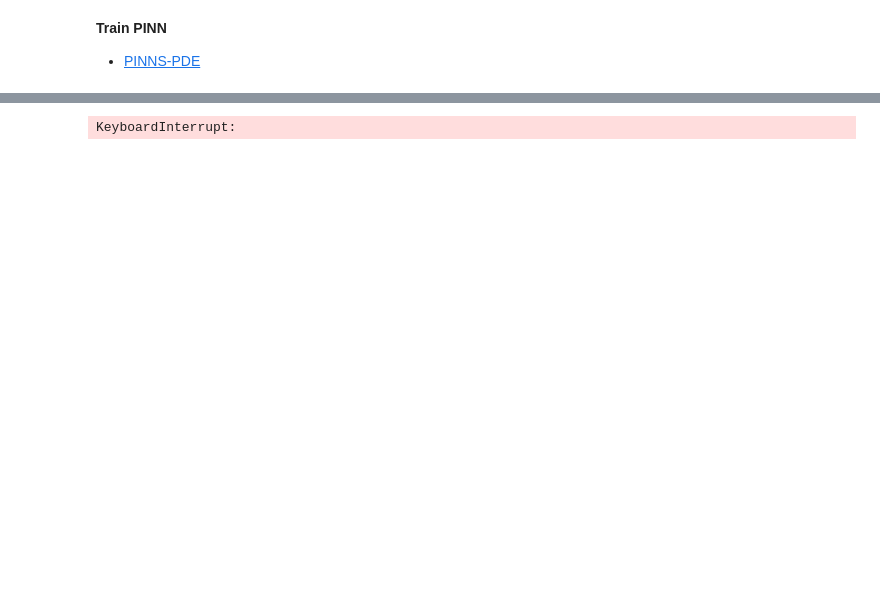
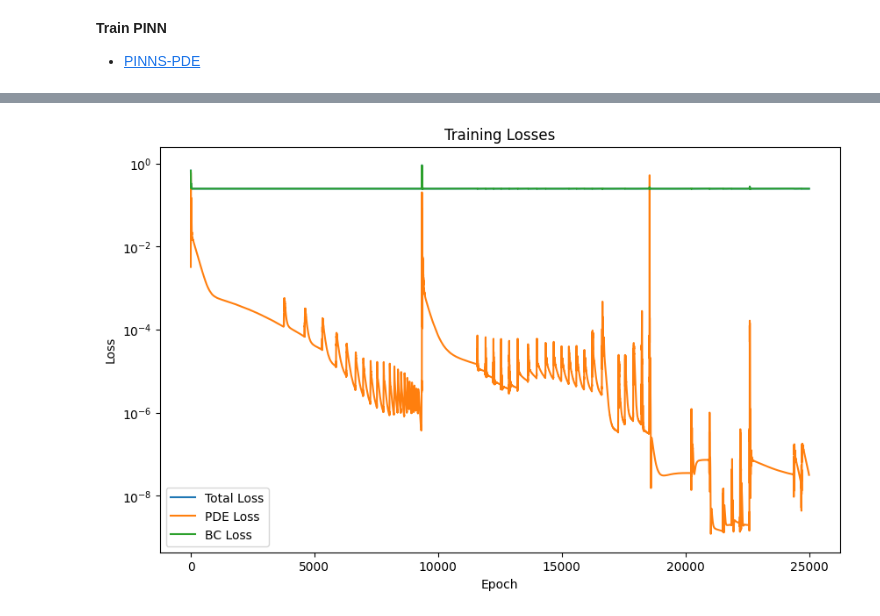
Before and after one commit to EITLabworks/PINNs-EIT, a Jupyter notebook: 2d_electrode_cube.ipynb, the cells around one changed output, grey strips where cells are left out. Cells and saved outputs as stored; diff of their text form; code cells hidden in the pictures; blank space fills up the shorter version.

```diff
--- a/2d_electrode_cube.ipynb
+++ b/2d_electrode_cube.ipynb
@@ -127,8 +139,9 @@ def train_step():
     optimizer.apply_gradients(zip(gradients, model.trainable_variables))
     return total_loss, pde_loss, bc_loss
 
+
 # Training loop
-epochs = 1000000
+epochs = 25_000
 loss_history = []
 pde_loss_history = []
 bc_loss_history = []
@@ -139,18 +152,20 @@ for epoch in range(epochs):
     pde_loss_history.append(pde_loss.numpy())
     bc_loss_history.append(bc_loss.numpy())
     if epoch % 500 == 0:
-        print(f'Epoch {epoch}, Total Loss: {total_loss.numpy()}, PDE Loss: {pde_loss.numpy()}, BC Loss: {bc_loss.numpy()}')
+        print(
+            f"Epoch {epoch}, Total Loss: {total_loss.numpy()}, PDE Loss: {pde_loss.numpy()}, BC Loss: {bc_loss.numpy()}"
+        )
 
 # Plot the losses
 plt.figure(figsize=(10, 6))
-plt.plot(loss_history, label='Total Loss')
-plt.plot(pde_loss_history, label='PDE Loss')
-plt.plot(bc_loss_history, label='BC Loss')
-plt.yscale('log')
-plt.xlabel('Epoch')
-plt.ylabel('Loss')
+plt.plot(loss_history, label="Total Loss")
+plt.plot(pde_loss_history, label="PDE Loss")
+plt.plot(bc_loss_history, label="BC Loss")
+plt.yscale("log")
+plt.xlabel("Epoch")
+plt.ylabel("Loss")
 plt.legend()
-plt.title('Training Losses')
+plt.title("Training Losses")
 plt.show()
 # %% [output]
 WARNING:tensorflow:Calling GradientTape.gradient on a persistent tape inside its context is significantly less efficient than calling it outside the context (it causes the gradient ops to be recorded  ...
@@ -173,4 +188,4 @@ Epoch 12100, Total Loss: 0.2500000298023224, PDE Loss: 3.941291311093664e-07, BC
-KeyboardInterrupt:
+[figure, added]
 # %%
 # Plot the losses
 plt.figure(figsize=(10, 6))
```
Also changed, not shown: parts of 28 cells of this notebook, 8 other files.
